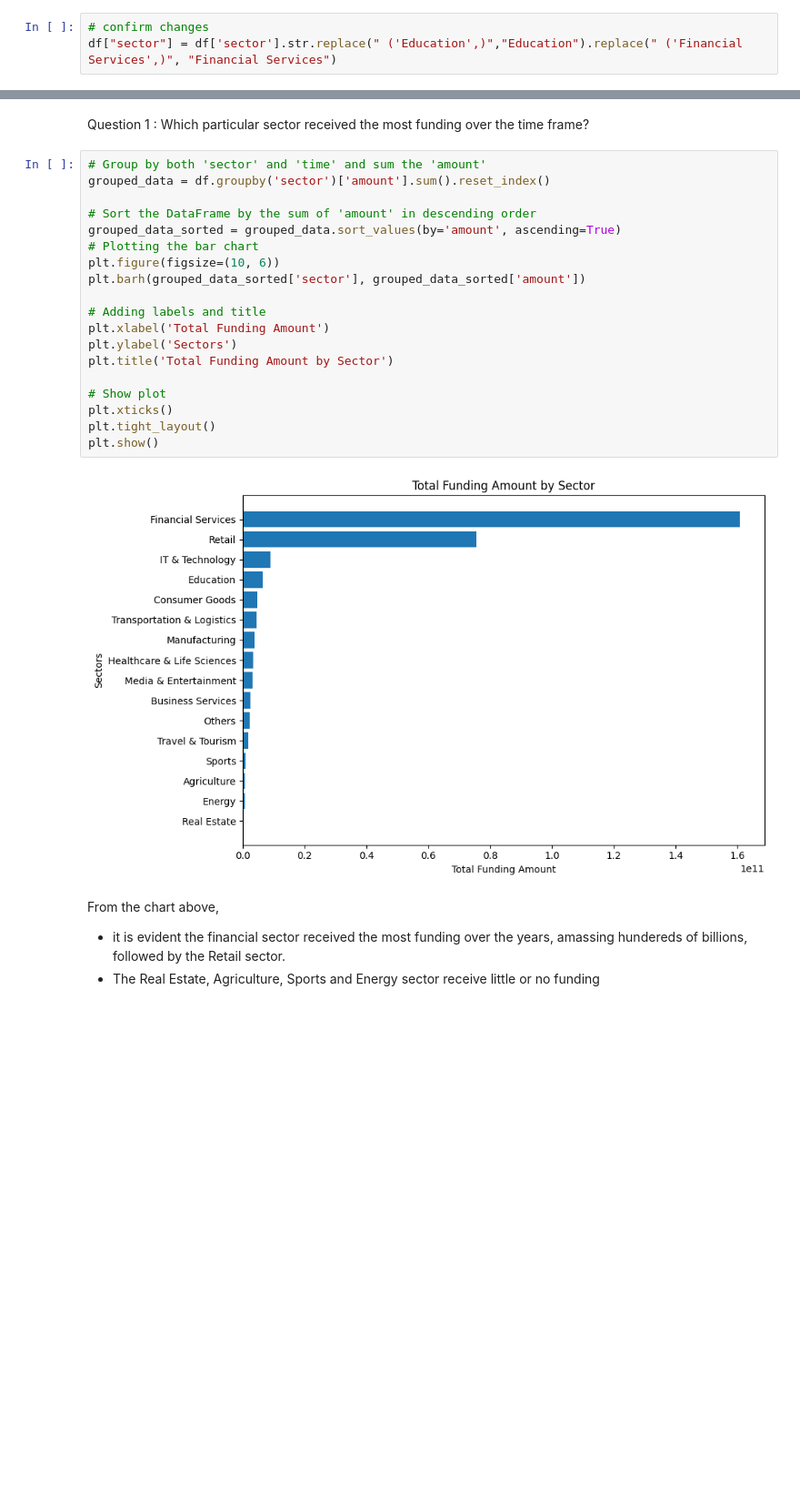
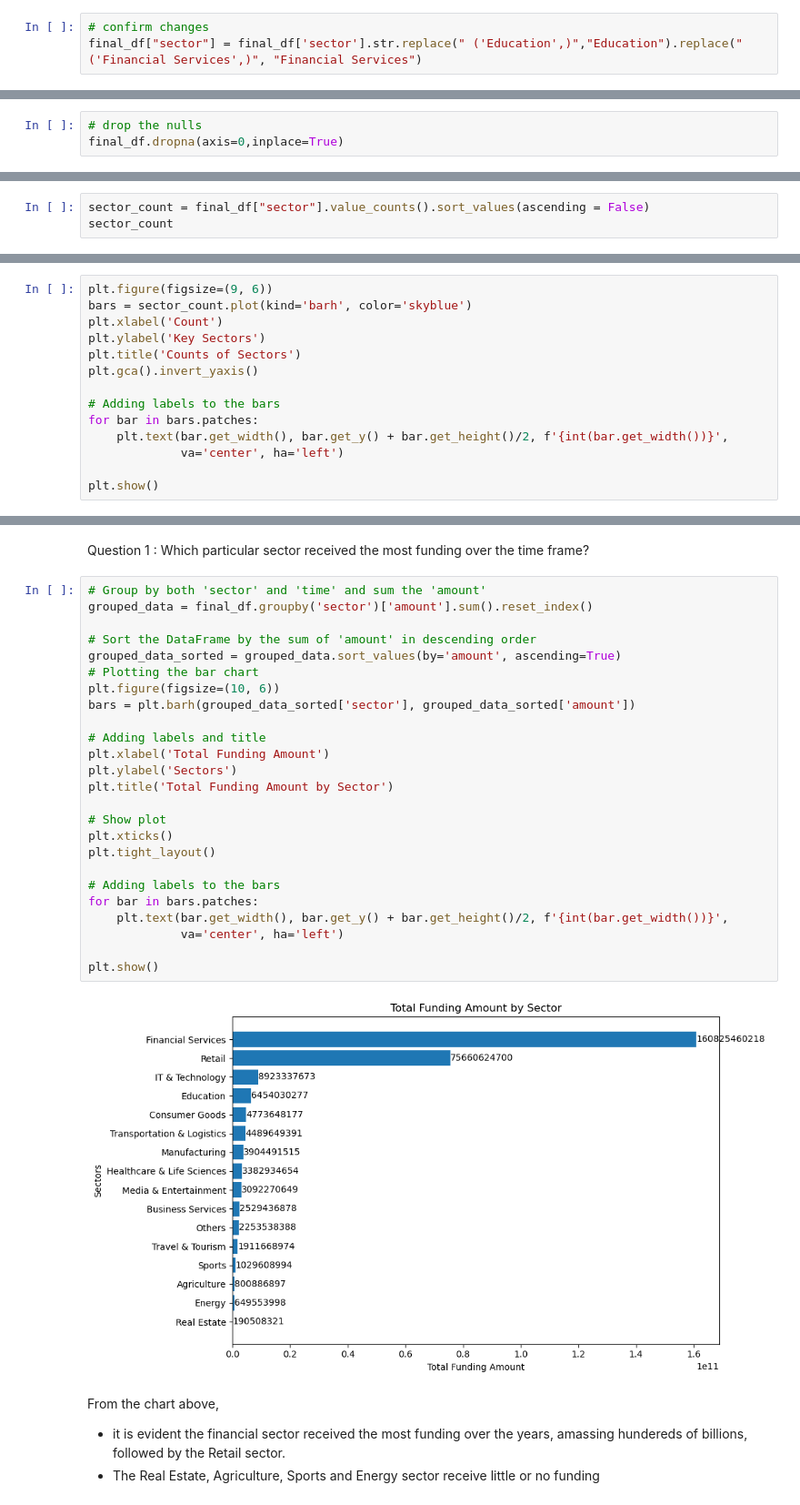
Before and after one commit to adubrightkwartengsnr/India_Startup_Analysis_2018-2021, a Jupyter notebook: start_up_analysis.ipynb, the cells around one changed output, grey strips where cells are left out. Shown at 91% size. Cells and saved outputs as stored; diff of their text form; blank space fills up the shorter version.

```diff
--- a/start_up_analysis.ipynb
+++ b/start_up_analysis.ipynb
@@ -3129,5 +3126,5 @@ array(['Media & Entertainment', 'Agriculture', 'Financial Services',
        ('Education',), ('Financial Services',)], dtype=object)
 # %%
 # confirm changes
-df["sector"] = df['sector'].str.replace(" ('Education',)","Education").replace(" ('Financial Services',)", "Financial Services")
+final_df["sector"] = final_df['sector'].str.replace(" ('Education',)","Education").replace(" ('Financial Services',)", "Financial Services")
 # %%
@@ -3141,0 +3153,3 @@ array(['Media & Entertainment', 'Agriculture', 'Financial Services',
+# %%
+# drop the nulls
+final_df.dropna(axis=0,inplace=True)
@@ -3249,0 +3284,3 @@ From the plot above, it can be seen that there are few outliers in the amount co
+# %%
+sector_count = final_df["sector"].value_counts().sort_values(ascending = False)
+sector_count
@@ -3249,0 +3306,14 @@ From the plot above, it can be seen that there are few outliers in the amount co
+# %%
+plt.figure(figsize=(9, 6))
+bars = sector_count.plot(kind='barh', color='skyblue')
+plt.xlabel('Count')
+plt.ylabel('Key Sectors')
+plt.title('Counts of Sectors')
+plt.gca().invert_yaxis()
+
+# Adding labels to the bars
+for bar in bars.patches:
+    plt.text(bar.get_width(), bar.get_y() + bar.get_height()/2, f'{int(bar.get_width())}',
+             va='center', ha='left')
+
+plt.show()
@@ -3273,25 +3345,31 @@ F-Statistic=0.402, p=0.979
 Question 1 : Which particular sector received the most funding over the time frame?
 # %%
 # Group by both 'sector' and 'time' and sum the 'amount'
-grouped_data = df.groupby('sector')['amount'].sum().reset_index()
+grouped_data = final_df.groupby('sector')['amount'].sum().reset_index()
 
 # Sort the DataFrame by the sum of 'amount' in descending order
 grouped_data_sorted = grouped_data.sort_values(by='amount', ascending=True)
 # Plotting the bar chart
 plt.figure(figsize=(10, 6))
-plt.barh(grouped_data_sorted['sector'], grouped_data_sorted['amount'])
+bars = plt.barh(grouped_data_sorted['sector'], grouped_data_sorted['amount'])
 
 # Adding labels and title
 plt.xlabel('Total Funding Amount')
 plt.ylabel('Sectors')
 plt.title('Total Funding Amount by Sector')
 
 # Show plot
 plt.xticks()
 plt.tight_layout()
+
+# Adding labels to the bars
+for bar in bars.patches:
+    plt.text(bar.get_width(), bar.get_y() + bar.get_height()/2, f'{int(bar.get_width())}',
+             va='center', ha='left')
+
 plt.show()
 # %% [output]
-[figure, old version]
+[figure, new version]
 # %% [markdown]
 From the chart above,
 * it is evident the financial sector received the most funding over the years, amassing hundereds of billions, followed by the Retail sector.
```
Also changed, not shown: parts of 119 cells of this notebook, 5 other files.
